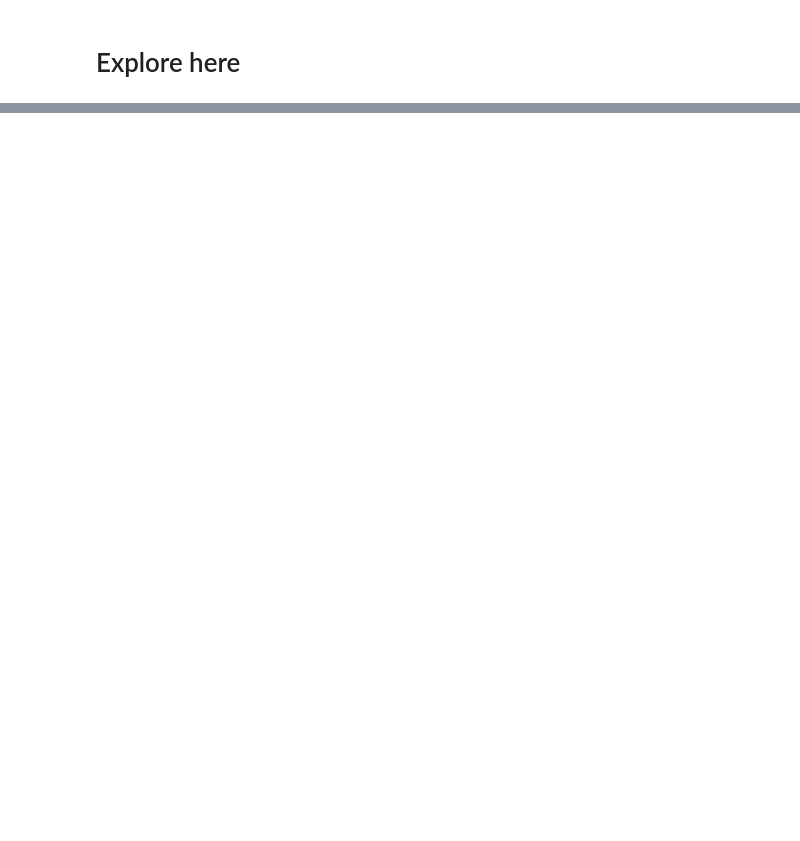
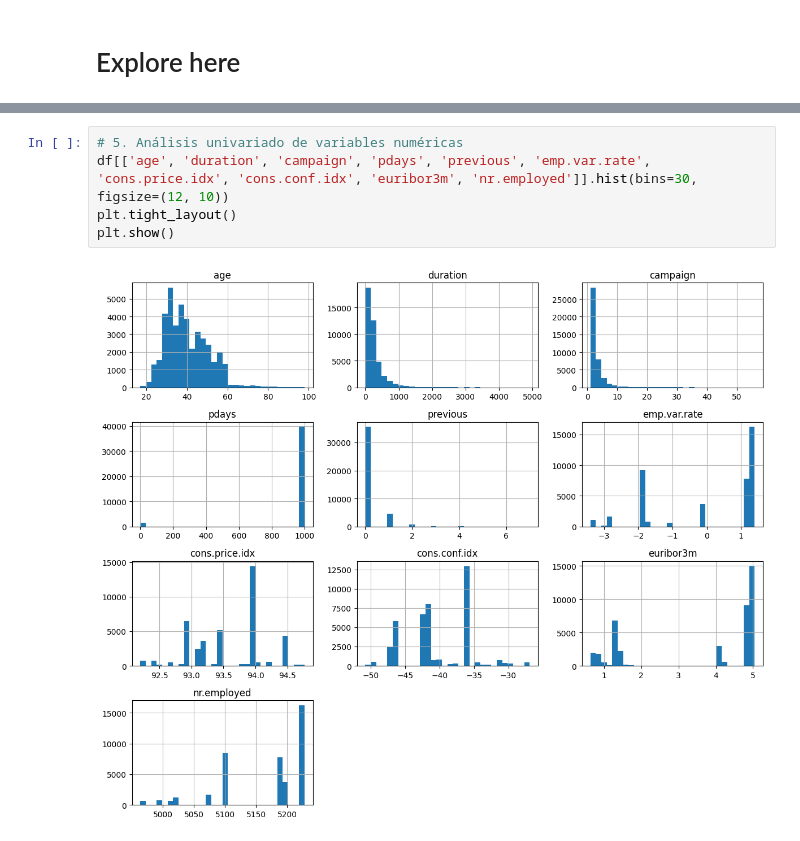
Before and after one commit to JozueDev/Proyecto-de-Regresi-n-Log-stica, a Jupyter notebook: src/explore.ipynb, the cells around one changed output, grey strips where cells are left out. Cells and saved outputs as stored; diff of their text form; blank space fills up the shorter version.

```diff
--- a/src/explore.ipynb
+++ b/src/explore.ipynb
@@ -94,0 +81,7 @@ total_data.drop(['ID'], axis=1, inplace=True)
+# %%
+# 5. Análisis univariado de variables numéricas
+df[['age', 'duration', 'campaign', 'pdays', 'previous', 'emp.var.rate', 'cons.price.idx', 'cons.conf.idx', 'euribor3m', 'nr.employed']].hist(bins=30, figsize=(12, 10))
+plt.tight_layout()
+plt.show()
+# %% [output]
+[figure, added]
```
Also changed, not shown: parts of 21 cells of this notebook.
